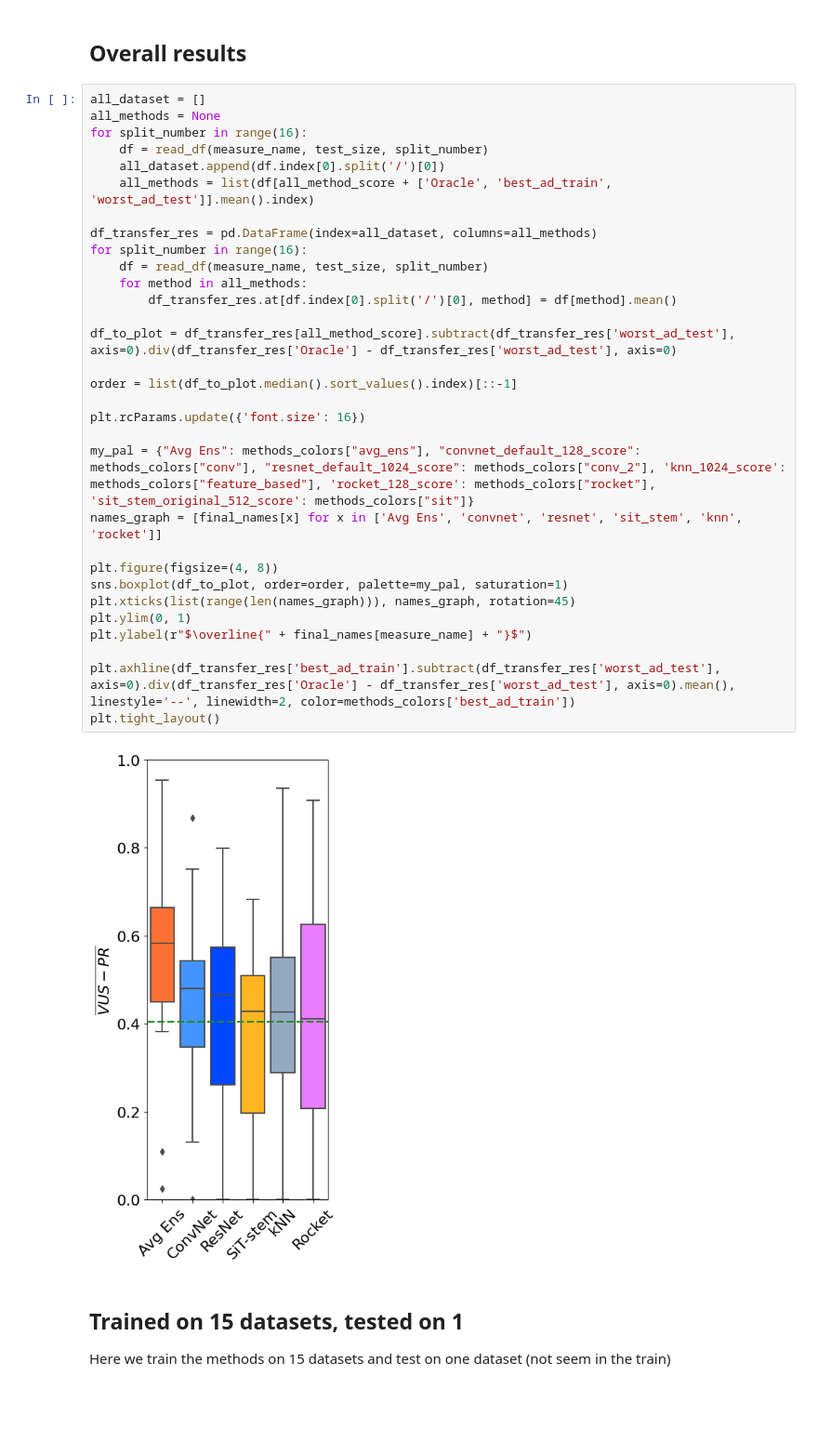
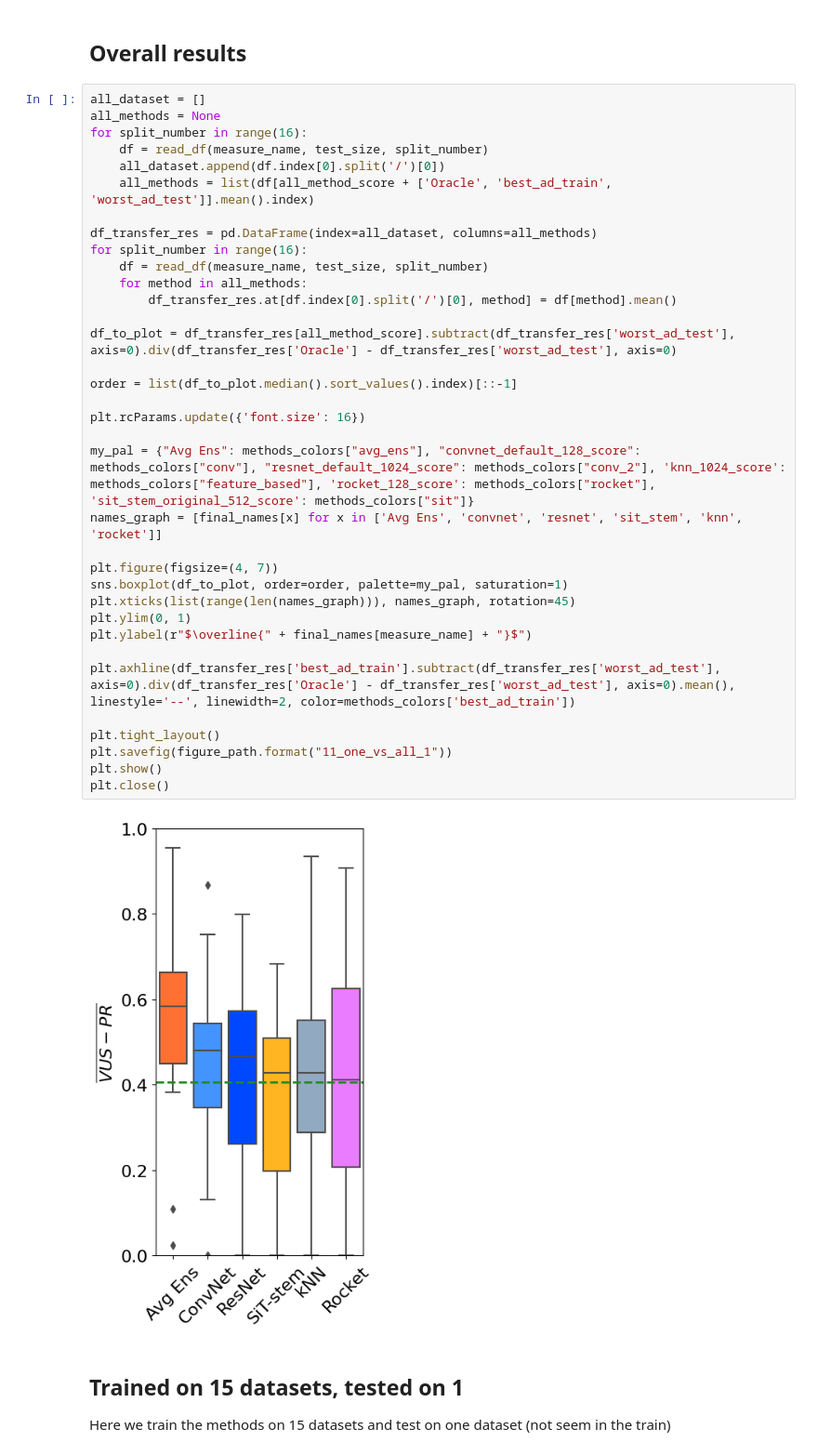
Before and after one commit to boniolp/MSAD, a Jupyter notebook: experiments/accuracy_analysis/Unsupervised_Evaluation.ipynb, the cells around one changed output. Shown at 93% size. Saved outputs shown, nothing was run; the diff lists cells and outputs as text; blank space fills up the shorter version.

```diff
--- a/experiments/accuracy_analysis/Unsupervised_Evaluation.ipynb
+++ b/experiments/accuracy_analysis/Unsupervised_Evaluation.ipynb
@@ -112,35 +112,39 @@ for length in all_length:
 all_dataset = []
 all_methods = None
 for split_number in range(16):
     df = read_df(measure_name, test_size, split_number)
     all_dataset.append(df.index[0].split('/')[0])
     all_methods = list(df[all_method_score + ['Oracle', 'best_ad_train', 'worst_ad_test']].mean().index)
 
 df_transfer_res = pd.DataFrame(index=all_dataset, columns=all_methods)
 for split_number in range(16):
     df = read_df(measure_name, test_size, split_number)
     for method in all_methods:
         df_transfer_res.at[df.index[0].split('/')[0], method] = df[method].mean()
 
 df_to_plot = df_transfer_res[all_method_score].subtract(df_transfer_res['worst_ad_test'], axis=0).div(df_transfer_res['Oracle'] - df_transfer_res['worst_ad_test'], axis=0)
 
 order = list(df_to_plot.median().sort_values().index)[::-1]
 
 plt.rcParams.update({'font.size': 16})
 
 my_pal = {"Avg Ens": methods_colors["avg_ens"], "convnet_default_128_score": methods_colors["conv"], "resnet_default_1024_score": methods_colors["conv_2"], 'knn_1024_score': methods_colors["feature_based"], 'rocket_128_score': methods_colors["rocket"], 'sit_stem_original_512_score': methods_colors["sit"]}
 names_graph = [final_names[x] for x in ['Avg Ens', 'convnet', 'resnet', 'sit_stem', 'knn', 'rocket']]
 
-plt.figure(figsize=(4, 8))
+plt.figure(figsize=(4, 7))
 sns.boxplot(df_to_plot, order=order, palette=my_pal, saturation=1)
 plt.xticks(list(range(len(names_graph))), names_graph, rotation=45)
 plt.ylim(0, 1)
 plt.ylabel(r"$\overline{" + final_names[measure_name] + "}$")
 
 plt.axhline(df_transfer_res['best_ad_train'].subtract(df_transfer_res['worst_ad_test'], axis=0).div(df_transfer_res['Oracle'] - df_transfer_res['worst_ad_test'], axis=0).mean(), linestyle='--', linewidth=2, color=methods_colors['best_ad_train'])
+
 plt.tight_layout()
+plt.savefig(figure_path.format("11_one_vs_all_1"))
+plt.show()
+plt.close()
 # %% [output]
-[figure, old version]
+[figure, new version]
 # %% [markdown]
 ## Trained on 15 datasets, tested on 1
 
```
Also changed, not shown: parts of 1 cell of this notebook, 3 other files.
